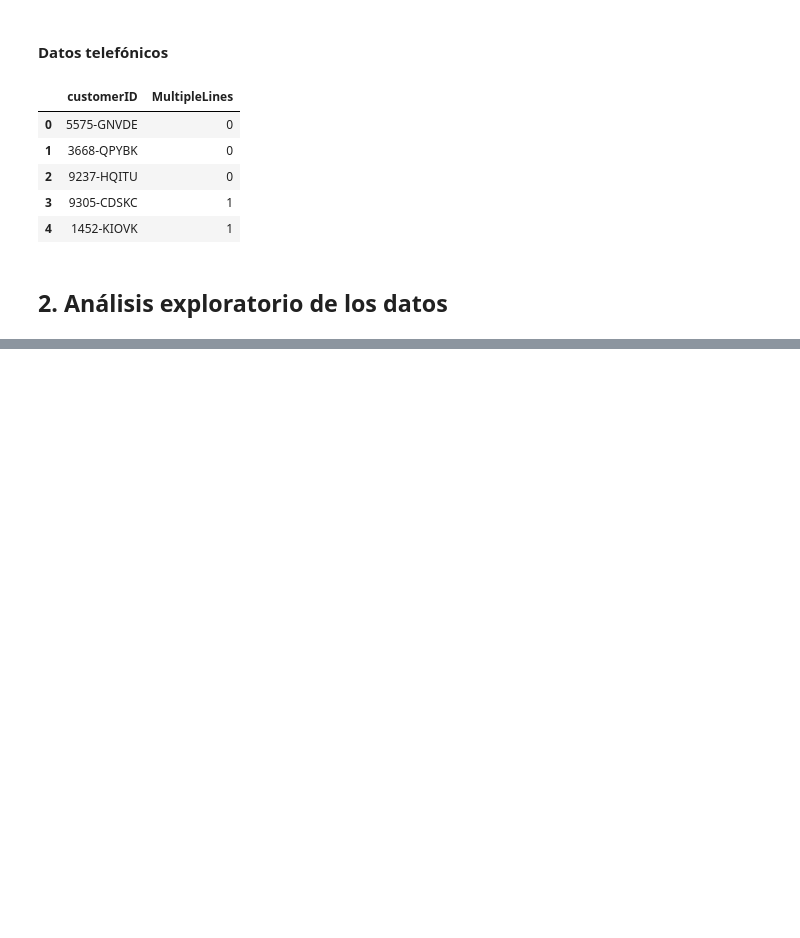
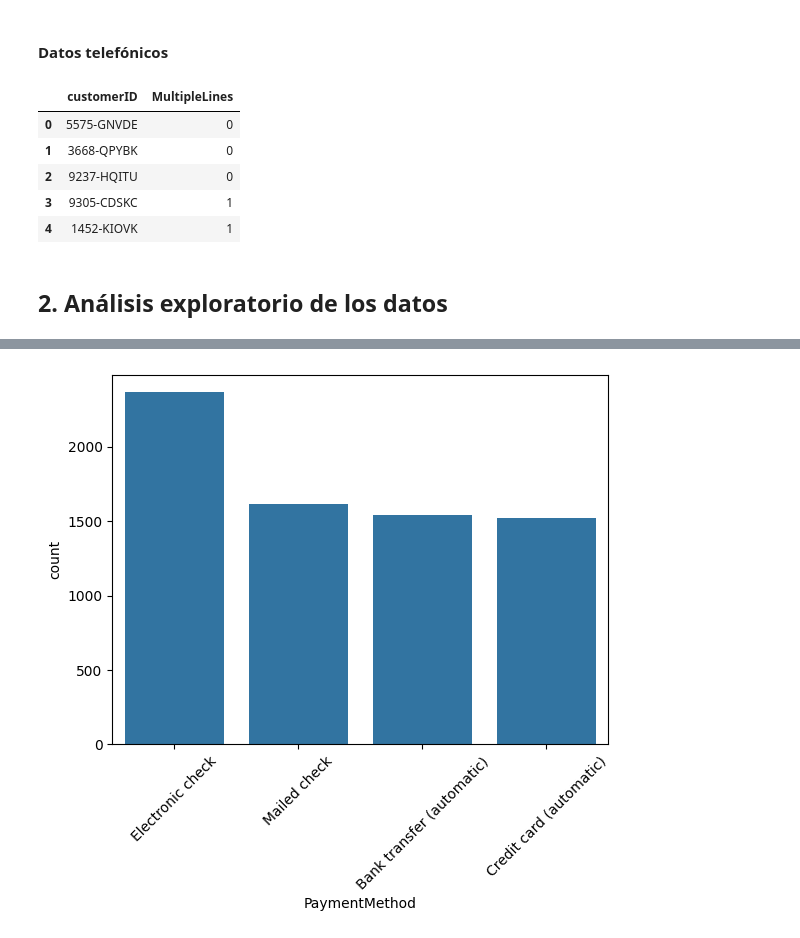
Before and after one commit to AndresCalvete-DataScientist/interconnect-customer-churn-prediction, a Jupyter notebook: notebooks/eda.ipynb, the cells around one changed output, grey strips where cells are left out. Drawn from its saved outputs; the diff is of its cells as text; code cells hidden in the pictures; blank space fills up the shorter version.

```diff
--- a/notebooks/eda.ipynb
+++ b/notebooks/eda.ipynb
@@ -358,0 +390,7 @@ df_phone.head()
+# %%
+# Visualización de la distribución de la variable PaymentMethod
+sns.barplot(data=df_contract['PaymentMethod'].value_counts())
+plt.xticks(rotation=45)
+plt.show()
+# %% [output]
+[figure, added]
```
Also changed, not shown: parts of 9 cells of this notebook.
